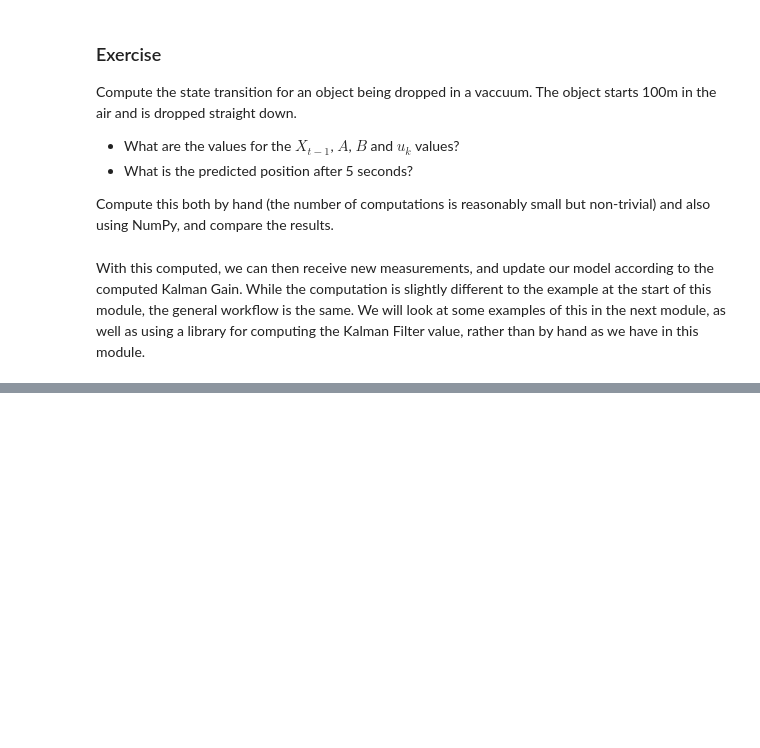
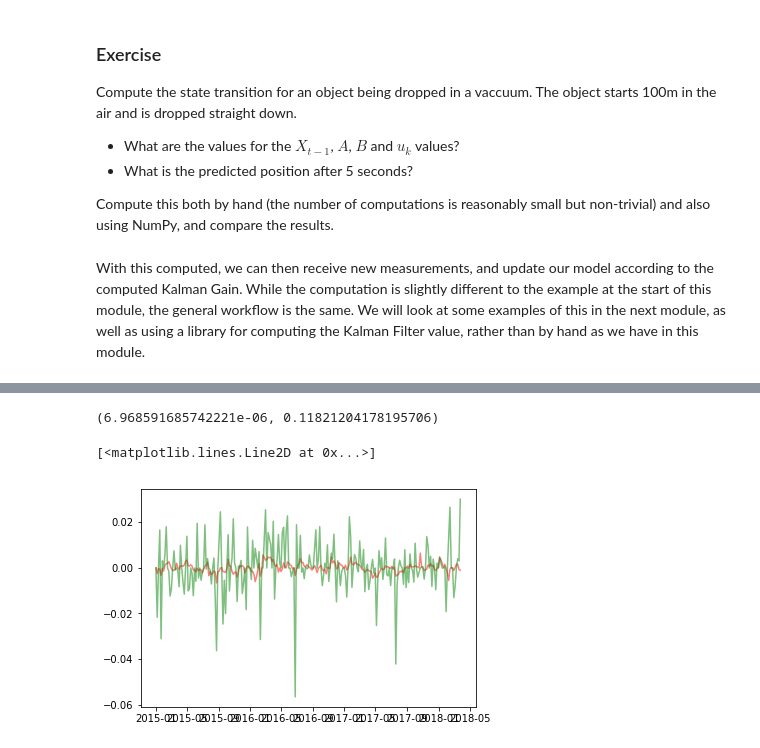
Before and after one commit to PythonCharmers/QuantFinance, a Jupyter notebook: notebooks/ready_for_review/Module 1.7.1 - Kalman Filter Introduction.ipynb, the cells around one changed output, grey strips where cells are left out. Drawn from its saved outputs; the diff is of its cells as text; code cells hidden in the pictures; blank space fills up the shorter version.

```diff
--- a/notebooks/ready_for_review/Module 1.7.1 - Kalman Filter Introduction.ipynb
+++ b/notebooks/ready_for_review/Module 1.7.1 - Kalman Filter Introduction.ipynb
@@ -208,0 +249,20 @@ With this computed, we can then receive new measurements, and update our model a
+# %%
+mu = movement[:"2014"].mean()
+std = np.sqrt(movement[:"2014"].std())
+
+kf = KalmanFilter(original_estimate=1,
+                 original_estimated_error=1,
+                 estimated_measurement_error=std,
+                 process_variance_error=1e-3)
+# %%
+mu, std
+# %% [output]
+(6.968591685742221e-06, 0.11821204178195706)
+# %%
+smoothed = pd.Series([kf.update(row) for row in movement], index=movement.index)
+# %%
+plt.plot(smoothed["2015":][::5], 'r-', alpha=0.5)
+plt.plot(movement["2015":][::5], 'g-', alpha=0.5)
+# %% [output]
+[<matplotlib.lines.Line2D at 0x...>]
+[figure, added]
```
Also changed, not shown: parts of 14 cells of this notebook, 1 other file.
